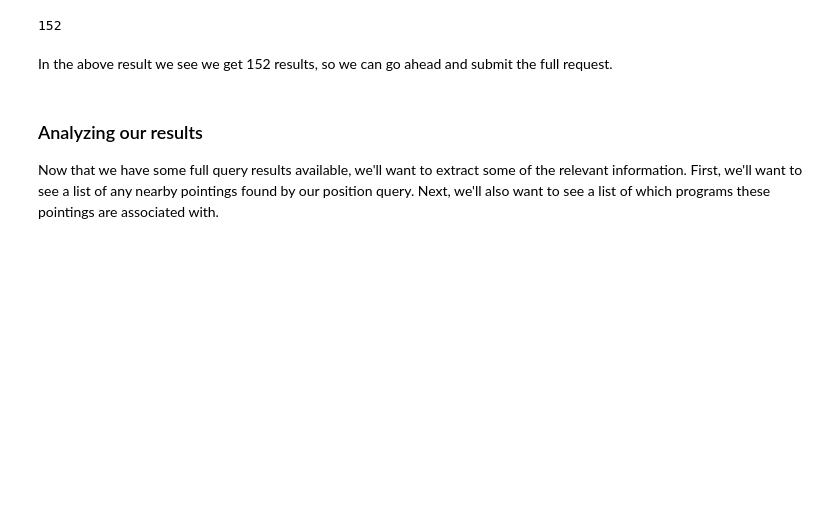
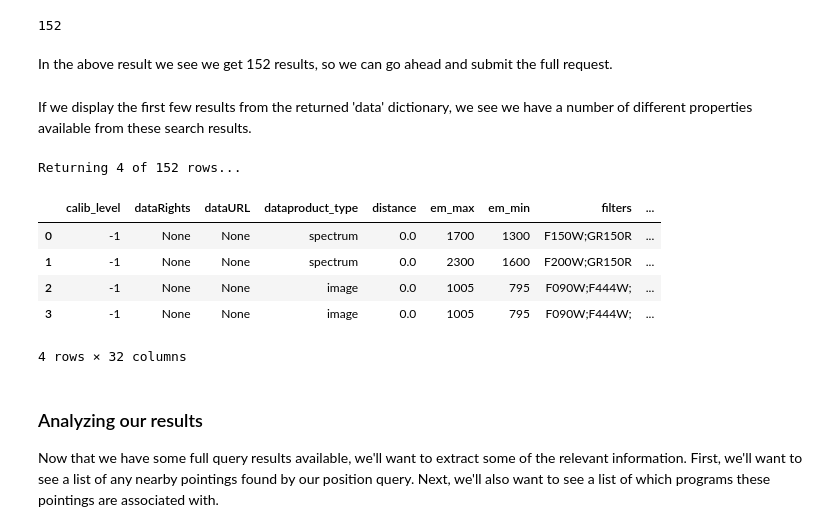
Before and after one commit to spacetelescope/JWST_Planned_Observations, a Jupyter notebook: Querying_JWST_in_mashup.ipynb, the cells around one changed output. Cells and saved outputs as stored; diff of their text form; code cells hidden in the pictures; blank space fills up the shorter version.

Commit message:
Adding Pandas table display module

```diff
--- a/Querying_JWST_in_mashup.ipynb
+++ b/Querying_JWST_in_mashup.ipynb
@@ -223,6 +223,36 @@ print(TEST_COUNT)
 <p>In the above result we see we get 152 results, so we can go ahead and submit the full request.</p>
 # %%
 TEST_QUERY = filtered_position_query(SAMPLE_COORDS, count=False)
+# %% [markdown]
+<p>If we display the first few results from the returned 'data' dictionary, we see we have a number of different properties available from these search results.</p>
+# %%
+import pandas as pd
+
+def display_results(queryResults, num_rows):
+    """Create a Pandas DataFrame from a MAST query results 'data' dictionary but just
+    return the first few rows.
+
+    :param queryResults:  Full results from a MAST query.
+    :type queryResults:  dictionary
+
+    :param num_rows:  The requested number of rows to return.
+    :type num_rows: int
+    """
+
+    frame = pd.DataFrame.from_dict(queryResults['data'])
+
+    print("Returning {0} of {1} rows...".format(num_rows, len(frame)))
+    return frame[0:num_rows]
+# %%
+display_results(TEST_QUERY, 4)
+# %% [output]
+Returning 4 of 152 rows...
+|  | calib_level | dataRights | dataURL | dataproduct_type | distance | em_max | em_min | filters | ... |
+| 0 | -1 | None | None | spectrum | 0.0 | 1700 | 1300 | F150W;GR150R | ... |
+| 1 | -1 | None | None | spectrum | 0.0 | 2300 | 1600 | F200W;GR150R | ... |
+| 2 | -1 | None | None | image | 0.0 | 1005 | 795 | F090W;F444W; | ... |
+| 3 | -1 | None | None | image | 0.0 | 1005 | 795 | F090W;F444W; | ... |
+4 rows × 32 columns
 # %% [markdown]
 <a id="analyzing-results"></a>
 <h3>Analyzing our results</h3>
```
Also changed, not shown: parts of 1 cell of this notebook.
